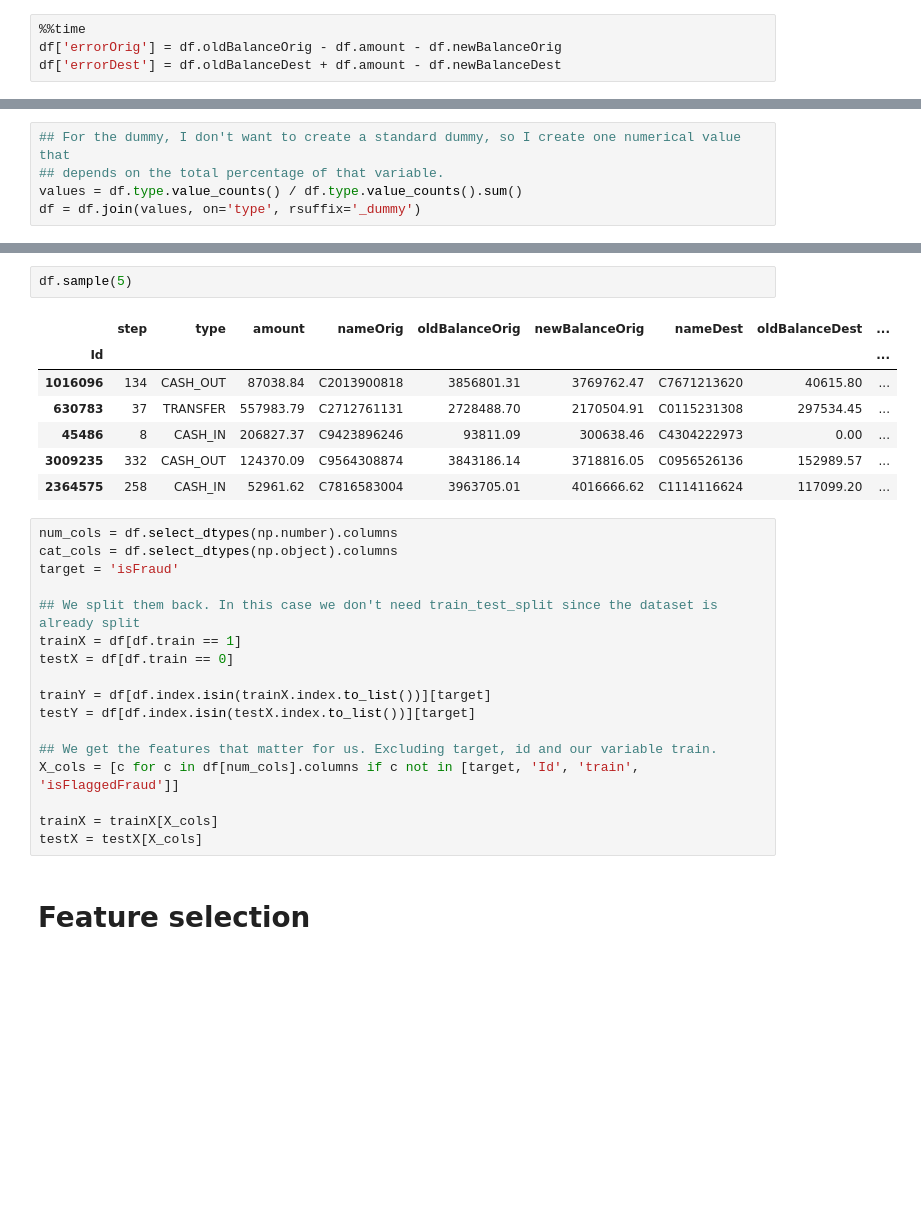
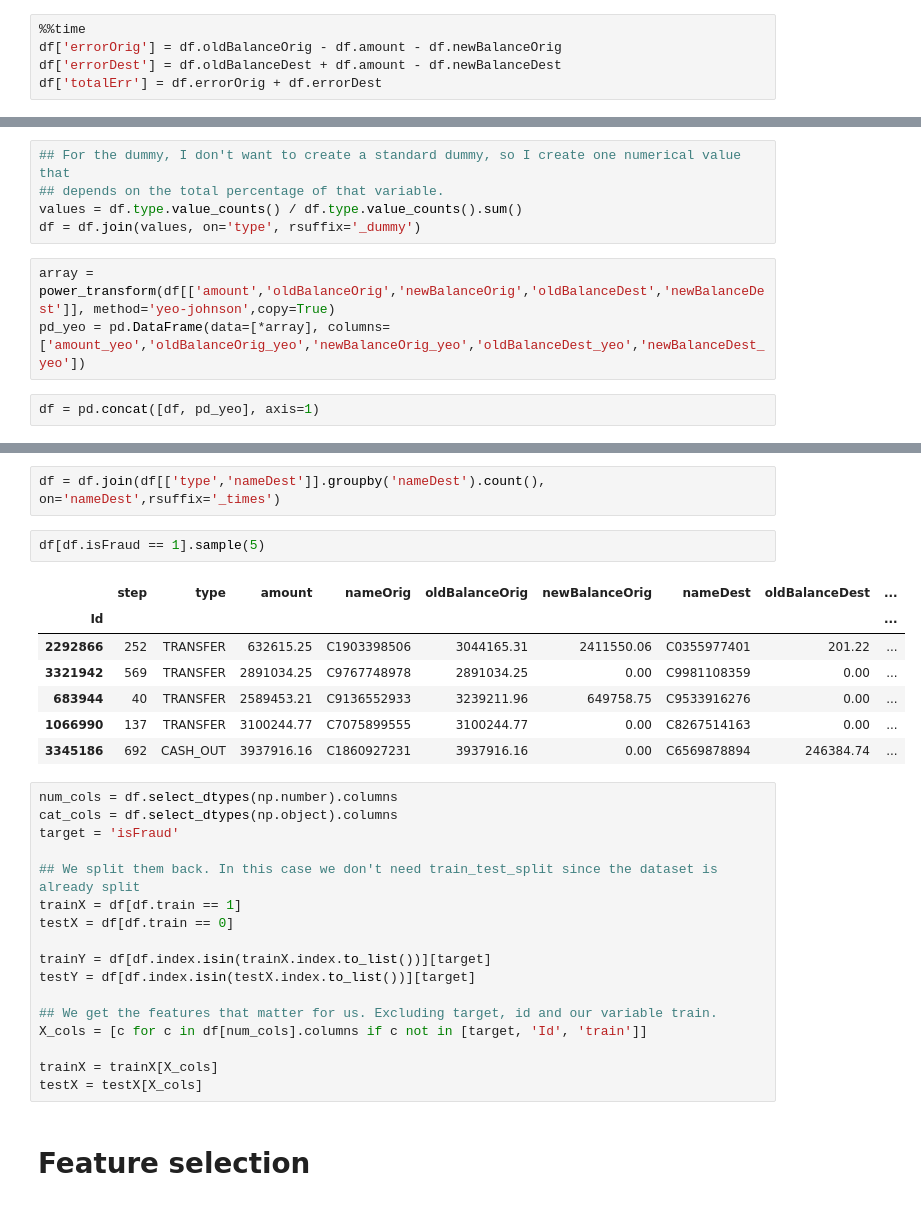
Before and after one commit to AdrianDiez/MobileFraud, a Jupyter notebook: Fraud_Detection.ipynb, the cells around one changed output, grey strips where cells are left out. Cells and saved outputs as stored; diff of their text form; blank space fills up the shorter version.

```diff
--- a/Fraud_Detection.ipynb
+++ b/Fraud_Detection.ipynb
@@ -490,4 +515,5 @@ Wall time: 4min 42s
 %%time
 df['errorOrig'] = df.oldBalanceOrig - df.amount - df.newBalanceOrig
 df['errorDest'] = df.oldBalanceDest + df.amount - df.newBalanceDest
+df['totalErr'] = df.errorOrig + df.errorDest
 # %% [output]
@@ -498,3 +524,8 @@ Wall time: 81.3 ms
 ## depends on the total percentage of that variable.
 values = df.type.value_counts() / df.type.value_counts().sum()
 df = df.join(values, on='type', rsuffix='_dummy')
+# %%
+array = power_transform(df[['amount','oldBalanceOrig','newBalanceOrig','oldBalanceDest','newBalanceDest']], method='yeo-johnson',copy=True)
+pd_yeo = pd.DataFrame(data=[*array], columns= ['amount_yeo','oldBalanceOrig_yeo','newBalanceOrig_yeo','oldBalanceDest_yeo','newBalanceDest_yeo'])
+# %%
+df = pd.concat([df, pd_yeo], axis=1)
@@ -501,13 +560,15 @@ df = df.join(values, on='type', rsuffix='_dummy')
+# %%
+df = df.join(df[['type','nameDest']].groupby('nameDest').count(), on='nameDest',rsuffix='_times')
 # %%
-df.sample(5)
+df[df.isFraud == 1].sample(5)
 # %% [output]
 |  | step | type | amount | nameOrig | oldBalanceOrig | newBalanceOrig | nameDest | oldBalanceDest | ... |
 | Id |  |  |  |  |  |  |  |  | ... |
-| 1016096 | 134 | CASH_OUT | 87038.84 | C2013900818 | 3856801.31 | 3769762.47 | C7671213620 | 40615.80 | ... |
-| 630783 | 37 | TRANSFER | 557983.79 | C2712761131 | 2728488.70 | 2170504.91 | C0115231308 | 297534.45 | ... |
-| 45486 | 8 | CASH_IN | 206827.37 | C9423896246 | 93811.09 | 300638.46 | C4304222973 | 0.00 | ... |
-| 3009235 | 332 | CASH_OUT | 124370.09 | C9564308874 | 3843186.14 | 3718816.05 | C0956526136 | 152989.57 | ... |
-| 2364575 | 258 | CASH_IN | 52961.62 | C7816583004 | 3963705.01 | 4016666.62 | C1114116624 | 117099.20 | ... |
+| 2292866 | 252 | TRANSFER | 632615.25 | C1903398506 | 3044165.31 | 2411550.06 | C0355977401 | 201.22 | ... |
+| 3321942 | 569 | TRANSFER | 2891034.25 | C9767748978 | 2891034.25 | 0.00 | C9981108359 | 0.00 | ... |
+| 683944 | 40 | TRANSFER | 2589453.21 | C9136552933 | 3239211.96 | 649758.75 | C9533916276 | 0.00 | ... |
+| 1066990 | 137 | TRANSFER | 3100244.77 | C7075899555 | 3100244.77 | 0.00 | C8267514163 | 0.00 | ... |
+| 3345186 | 692 | CASH_OUT | 3937916.16 | C1860927231 | 3937916.16 | 0.00 | C6569878894 | 246384.74 | ... |
 # %%
 num_cols = df.select_dtypes(np.number).columns
 cat_cols = df.select_dtypes(np.object).columns
@@ -521,7 +582,7 @@ trainY = df[df.index.isin(trainX.index.to_list())][target]
 testY = df[df.index.isin(testX.index.to_list())][target]
 
 ## We get the features that matter for us. Excluding target, id and our variable train.
-X_cols = [c for c in df[num_cols].columns if c not in [target, 'Id', 'train', 'isFlaggedFraud']]
+X_cols = [c for c in df[num_cols].columns if c not in [target, 'Id', 'train']]
 
 trainX = trainX[X_cols]
 testX = testX[X_cols]
```
Also changed, not shown: parts of 34 cells of this notebook.
